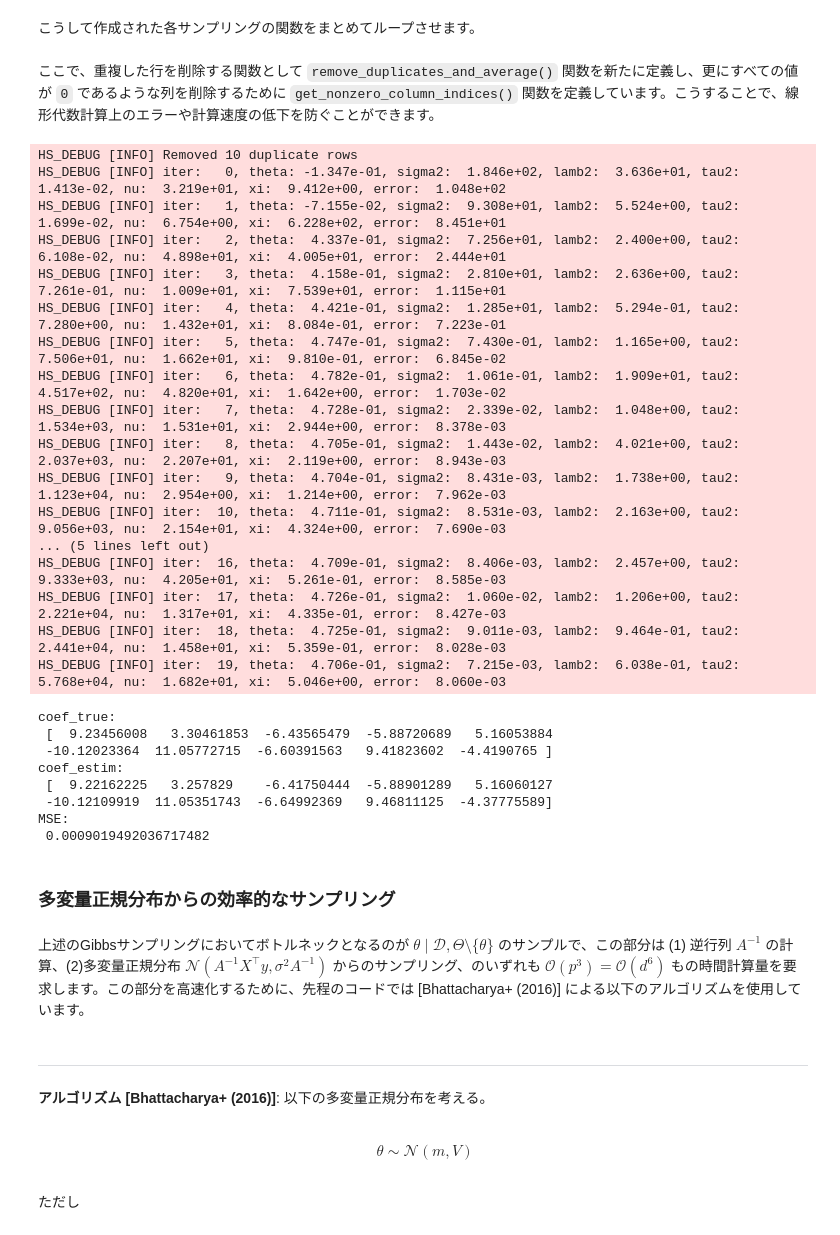
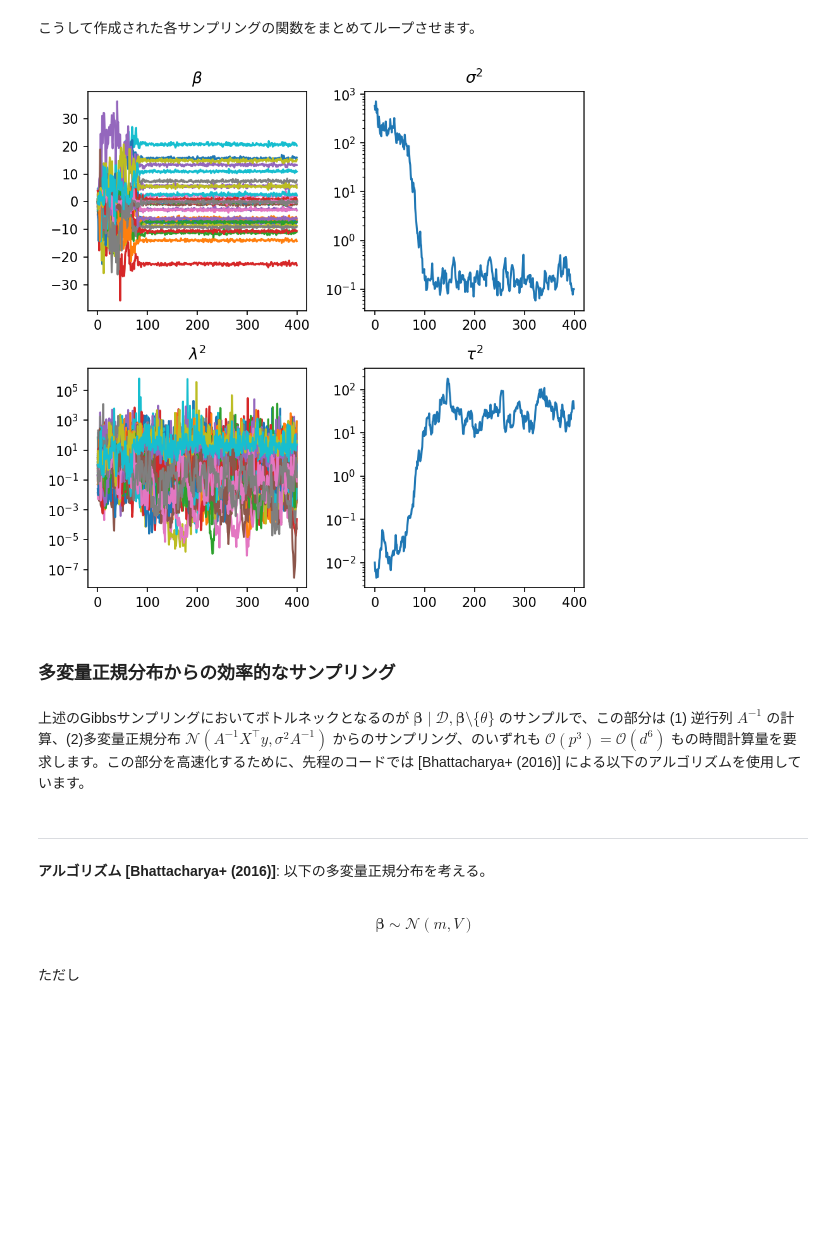
Before and after one commit to T-QARD/t-wave, a Jupyter notebook: notebooks/BOCS_SA/BOCS_SA.ipynb, the cells around one changed output. Drawn from its saved outputs; the diff is of its cells as text; code cells hidden in the pictures; blank space fills up the shorter version.

```diff
--- a/notebooks/BOCS_SA/BOCS_SA.ipynb
+++ b/notebooks/BOCS_SA/BOCS_SA.ipynb
@@ -569,55 +574,37 @@ class HorseshoeGibbs:
-# %% [markdown]
-ここで、重複した行を削除する関数として `remove_duplicates_and_average()` 関数を新たに定義し、更にすべての値が `0` であるような列を削除するために `get_nonzero_column_indices()` 関数を定義しています。こうすることで、線形代数計算上のエラーや計算速度の低下を防ぐことができます。
 # %%
 # TEST
+num_features = 50
+num_samples = 50
 
-logger_horseshoe = create_logger("HS_DEBUG", level=logging.DEBUG)
+coef_raw = np.random.normal(0, 10, size=num_features)
+coef_mask = np.random.choice([0, 1], size=num_features)
+coef_true = coef_raw * coef_mask
 
-num_features = 10
-num_samples  = 150
+x_data = np.random.choice([0, 1], size=(num_samples, num_features))
+y_data = x_data @ coef_true + np.random.normal(0, 0.1, size=num_samples)
 
-coef_true = np.random.normal(0, 10, size=num_features)
-x_data = np.random.choice([0, 1], size=(num_samples, num_features))
-y_data = x_data @ coef_true + np.random.normal(0, .1, size=num_samples)
+horseshoe = HorseshoeGibbs(max_iter=400, show_progress_bar=True)
+coefs, sigma2s, lamb2s, tau2s = horseshoe.fit(x_data, y_data, return_samples=True)
 
-horseshoe = HorseshoeGibbs(max_iter=20)
-horseshoe.fit(x_data, y_data, logger_horseshoe)
-
-coef_estim = horseshoe.coef_
-
-print("coef_true:\n", coef_true)
-print("coef_estim:\n", coef_estim)
-print("MSE:\n", np.mean((coef_true - coef_estim)**2))
+fig, axes = plt.subplots(2, 2, figsize=(6,6), dpi=150)
+axes[0][0].plot(coefs)
+axes[0][0].set_title(r"$\beta$")
+axes[0][1].plot(sigma2s)
+axes[0][1].set_yscale("log")
+axes[0][1].set_title(r"$\sigma^2$")
+axes[1][0].plot(lamb2s)
+axes[1][0].set_yscale("log")
+axes[1][0].set_title(r"$\lambda^2$")
+axes[1][1].plot(tau2s)
+axes[1][1].set_yscale("log")
+axes[1][1].set_title(r"$\tau^2$")
+fig.tight_layout()
 # %% [output]
-HS_DEBUG [INFO] Removed 10 duplicate rows
-HS_DEBUG [INFO] iter:   0, theta: -1.347e-01, sigma2:  1.846e+02, lamb2:  3.636e+01, tau2:  1.413e-02, nu:  3.219e+01, xi:  9.412e+00, error:  1.048e+02
-HS_DEBUG [INFO] iter:   1, theta: -7.155e-02, sigma2:  9.308e+01, lamb2:  5.524e+00, tau2:  1.699e-02, nu:  6.754e+00, xi:  6.228e+02, error:  8.451e+01
-HS_DEBUG [INFO] iter:   2, theta:  4.337e-01, sigma2:  7.256e+01, lamb2:  2.400e+00, tau2:  6.108e-02, nu:  4.898e+01, xi:  4.005e+01, error:  2.444e+01
-HS_DEBUG [INFO] iter:   3, theta:  4.158e-01, sigma2:  2.810e+01, lamb2:  2.636e+00, tau2:  7.261e-01, nu:  1.009e+01, xi:  7.539e+01, error:  1.115e+01
-HS_DEBUG [INFO] iter:   4, theta:  4.421e-01, sigma2:  1.285e+01, lamb2:  5.294e-01, tau2:  7.280e+00, nu:  1.432e+01, xi:  8.084e-01, error:  7.223e-01
-HS_DEBUG [INFO] iter:   5, theta:  4.747e-01, sigma2:  7.430e-01, lamb2:  1.165e+00, tau2:  7.506e+01, nu:  1.662e+01, xi:  9.810e-01, error:  6.845e-02
-HS_DEBUG [INFO] iter:   6, theta:  4.782e-01, sigma2:  1.061e-01, lamb2:  1.909e+01, tau2:  4.517e+02, nu:  4.820e+01, xi:  1.642e+00, error:  1.703e-02
-HS_DEBUG [INFO] iter:   7, theta:  4.728e-01, sigma2:  2.339e-02, lamb2:  1.048e+00, tau2:  1.534e+03, nu:  1.531e+01, xi:  2.944e+00, error:  8.378e-03
-HS_DEBUG [INFO] iter:   8, theta:  4.705e-01, sigma2:  1.443e-02, lamb2:  4.021e+00, tau2:  2.037e+03, nu:  2.207e+01, xi:  2.119e+00, error:  8.943e-03
-HS_DEBUG [INFO] iter:   9, theta:  4.704e-01, sigma2:  8.431e-03, lamb2:  1.738e+00, tau2:  1.123e+04, nu:  2.954e+00, xi:  1.214e+00, error:  7.962e-03
-HS_DEBUG [INFO] iter:  10, theta:  4.711e-01, sigma2:  8.531e-03, lamb2:  2.163e+00, tau2:  9.056e+03, nu:  2.154e+01, xi:  4.324e+00, error:  7.690e-03
-... (5 lines left out)
-HS_DEBUG [INFO] iter:  16, theta:  4.709e-01, sigma2:  8.406e-03, lamb2:  2.457e+00, tau2:  9.333e+03, nu:  4.205e+01, xi:  5.261e-01, error:  8.585e-03
-HS_DEBUG [INFO] iter:  17, theta:  4.726e-01, sigma2:  1.060e-02, lamb2:  1.206e+00, tau2:  2.221e+04, nu:  1.317e+01, xi:  4.335e-01, error:  8.427e-03
-HS_DEBUG [INFO] iter:  18, theta:  4.725e-01, sigma2:  9.011e-03, lamb2:  9.464e-01, tau2:  2.441e+04, nu:  1.458e+01, xi:  5.359e-01, error:  8.028e-03
-HS_DEBUG [INFO] iter:  19, theta:  4.706e-01, sigma2:  7.215e-03, lamb2:  6.038e-01, tau2:  5.768e+04, nu:  1.682e+01, xi:  5.046e+00, error:  8.060e-03
-coef_true:
- [  9.23456008   3.30461853  -6.43565479  -5.88720689   5.16053884
- -10.12023364  11.05772715  -6.60391563   9.41823602  -4.4190765 ]
-coef_estim:
- [  9.22162225   3.257829    -6.41750444  -5.88901289   5.16060127
- -10.12109919  11.05351743  -6.64992369   9.46811125  -4.37775589]
-MSE:
- 0.0009019492036717482
+[figure, added]
 # %% [markdown]
 ### 多変量正規分布からの効率的なサンプリング
 # %% [markdown]
-上述のGibbsサンプリングにおいてボトルネックとなるのが $\theta \mid \mathcal D, \Theta \setminus \{\theta\}$ のサンプルで、この部分は (1) 逆行列 $A^{-1}$ の計算、(2)多変量正規分布 $\mathcal{N}(A^{-1} X^\top y, \sigma^2 A^{-1})$ からのサンプリング、のいずれも $\mathcal O(p^3) = \mathcal O(d^6)$ もの時間計算量を要求します。この部分を高速化するために、先程のコードでは [Bhattacharya+ (2016)] による以下のアルゴリズムを使用しています。
+上述のGibbsサンプリングにおいてボトルネックとなるのが $\bm \beta \mid \mathcal D, \bm \beta \setminus \{\theta\}$ のサンプルで、この部分は (1) 逆行列 $A^{-1}$ の計算、(2)多変量正規分布 $\mathcal{N}(A^{-1} X^\top y, \sigma^2 A^{-1})$ からのサンプリング、のいずれも $\mathcal O(p^3) = \mathcal O(d^6)$ もの時間計算量を要求します。この部分を高速化するために、先程のコードでは [Bhattacharya+ (2016)] による以下のアルゴリズムを使用しています。
 # %% [markdown]
 ---
 
@@ -625,7 +612,7 @@ MSE:
 # %% [markdown]
 $$
 \begin{aligned}
-    \theta \sim \mathcal N(m, V)
+    \bm \beta \sim \mathcal N(m, V)
 \end{aligned}
 $$
 # %% [markdown]
```
Also changed, not shown: parts of 100 cells of this notebook.
